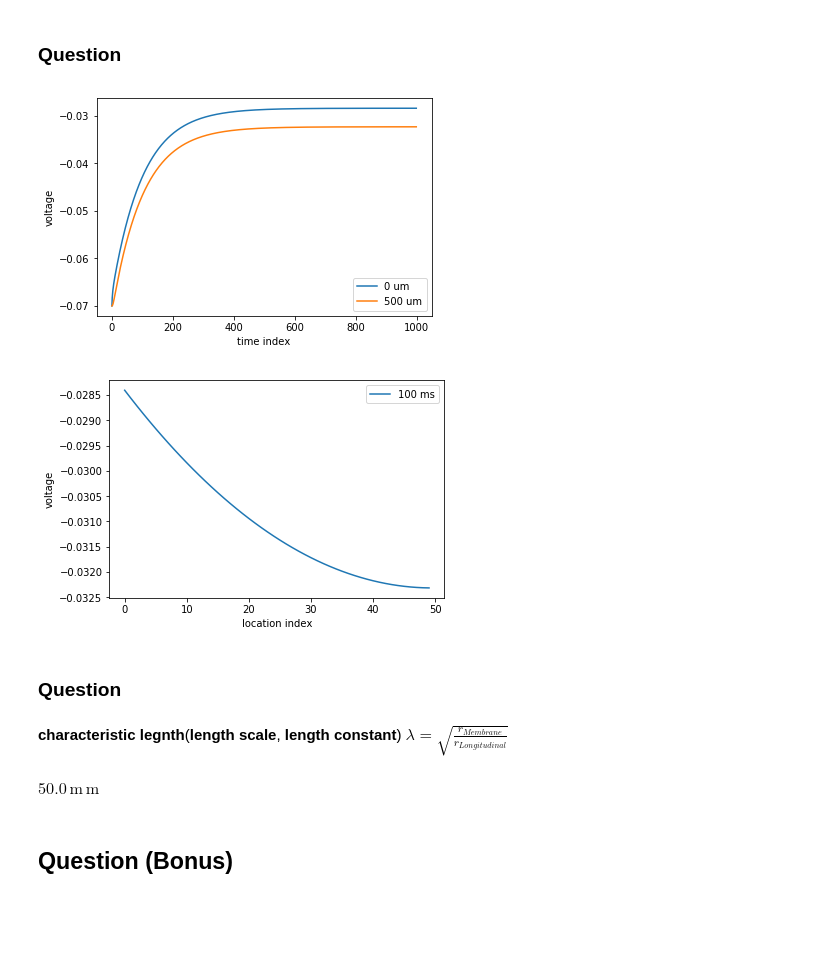
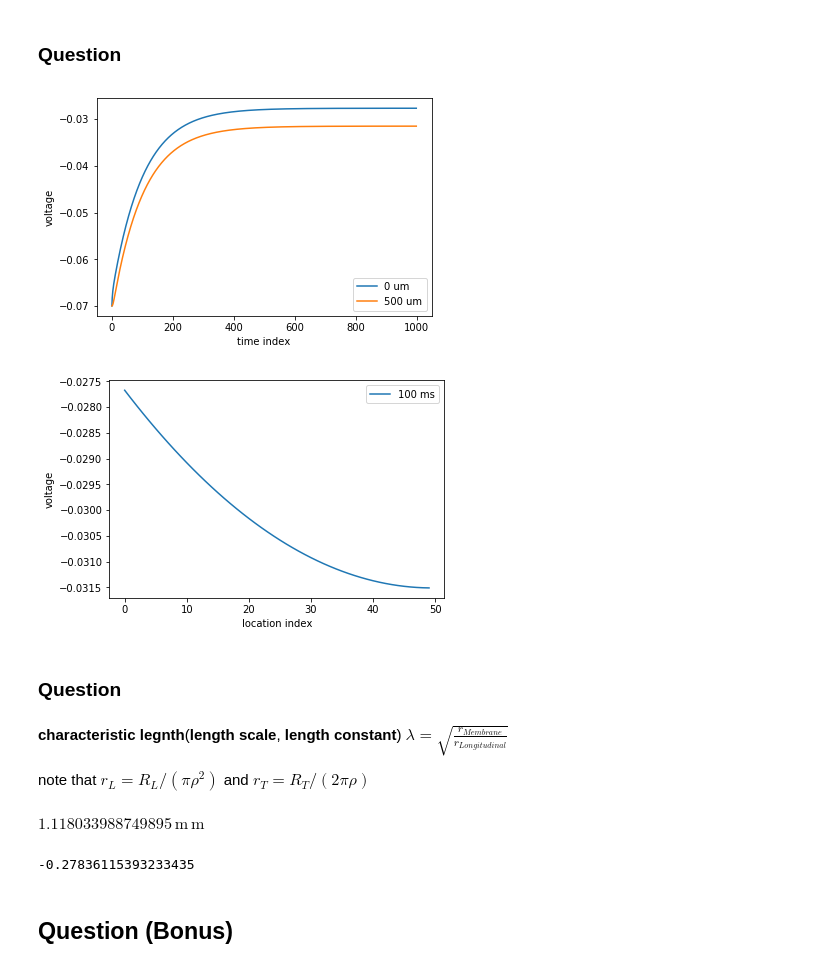
Before and after one commit to disadone/neuronaldynamics-epfl, a Jupyter notebook: neuronaldynamics-book-exercises/5-Dendrites and the (passive) cable equation.ipynb, the cells around one changed output. Drawn from its saved outputs; the diff is of its cells as text; code cells hidden in the pictures; blank space fills up the shorter version.

```diff
--- a/5-Dendrites and the (passive) cable equation.ipynb
+++ b/neuronaldynamics-book-exercises/5-Dendrites and the (passive) cable equation.ipynb
@@ -309,21 +423,20 @@ sim_time=100*b2.ms
 N_comp=50
 current = input_factory.get_step_current(0, 0, unit_time=b2.ms, amplitude=0.1 * b2.namp, append_zero=False)
 voltage_monitor, cable_model = passive_cable.simulate_passive_cable(
-length=0.51 * b2.mm, current_injection_location = [0*b2.um],
+length=0.5 * b2.mm, current_injection_location = [0*b2.um],
 input_current=current, simulation_time=sim_time, nr_compartments=N_comp)
 v_X0 = voltage_monitor.v[0,:]  # access the first compartment
 v_Xend = voltage_monitor.v[-1,:]  # access the last compartment
 v_Tend = voltage_monitor.v[:, -1]  # access the last time step
 # %%
-for x in [0,500]:
-    v = voltage_monitor[cable_model.morphology[x*b2.um]].v/b2.volt
-    plt.plot(v,label='%d um'%x)
-    plt.xlabel("time index")
-    plt.ylabel("voltage")
+plt.plot(v_X0,label='%d um'%0)
+plt.plot(v_Xend,label='%d um'%500)
+plt.xlabel("time index")
+plt.ylabel("voltage")
 plt.legend()
 plt.show()
 # %% [output]
-[figure, old version]
+[figure, new version]
 # %%
 # object 2
 # spatial evolution
@@ -335,16 +448,28 @@ plt.ylabel("voltage")
 plt.legend()
 plt.show()
 # %% [output]
-[figure, old version]
+[figure, new version]
 # %% [markdown]
 ### Question
 # %% [markdown]
 **characteristic legnth**(**length scale**, **length constant**) $\lambda=\sqrt{\frac{r_{Membrane}}{r_{Longitudinal}}}$
+
+note that
+$r_L=R_L/(\pi\rho^2)$ and $r_T=R_T/(2\pi\rho)$
-# %%
-import numpy as np
-np.sqrt(R_TRANSVERSAL/R_LONGITUDINAL/b2.meter*1000)*b2.mm
-# %% [output]
-$50.0\,\mathrm{m}\,\mathrm{m}$
+# %%
+import numpy as np
+
+r_L=R_LONGITUDINAL/(b2.pi*(CABLE_DIAMETER/2)**2)
+r_T=R_TRANSVERSAL/(2*b2.pi*(CABLE_DIAMETER/2))
+
+b2.sqrt(r_T/r_L)
+# %% [output]
+$1.118033988749895\,\mathrm{m}\,\mathrm{m}$
+# %%
+# from the figure basically 1mm
+-0.277-(-0.0277-(-0.0314))*1/np.e
+# %% [output]
+-0.27836115393233435
 # %% [markdown]
 ## Question (Bonus)
 # %%
```
Also changed, not shown: parts of 38 cells of this notebook, 7 other files.
